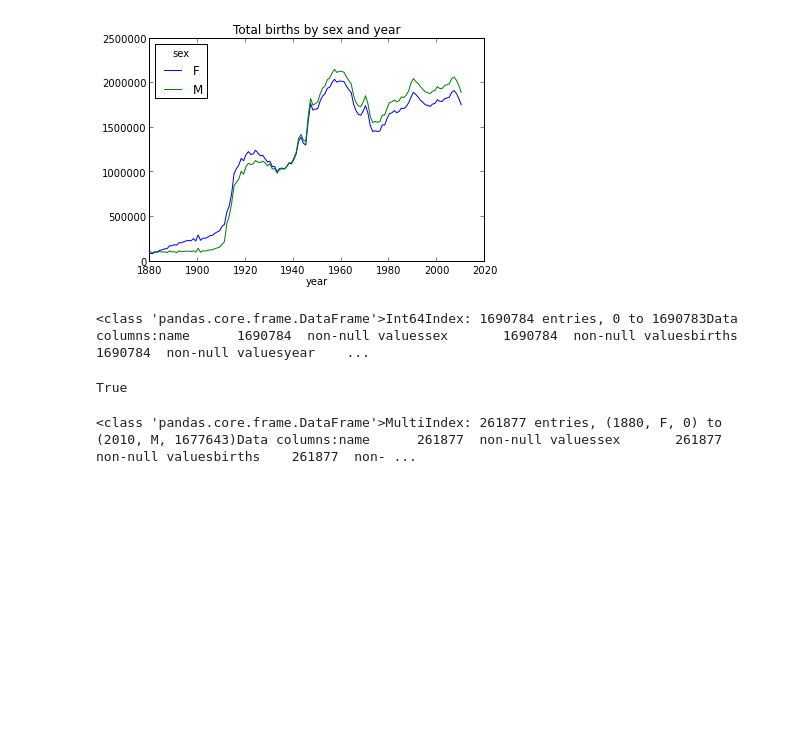
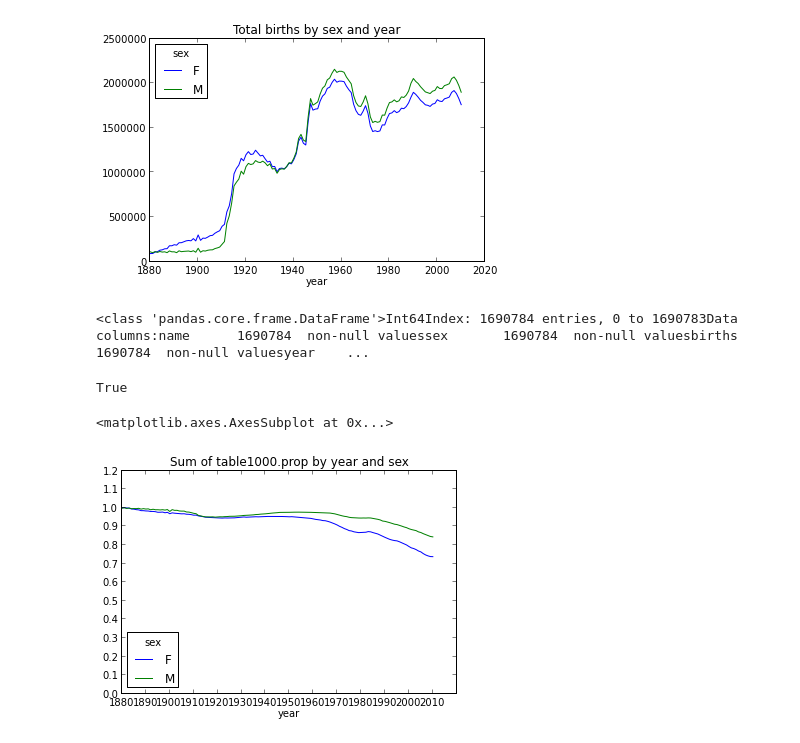
Before and after one commit to melampyge/kod, a Jupyter notebook: books/python_for_data_analysis/ch02/names.ipynb, the cells around one changed output. Cells and saved outputs as stored; diff of their text form; code cells hidden in the pictures; blank space fills up the shorter version.

```diff
--- a/books/python_for_data_analysis/ch02/names.ipynb
+++ b/books/python_for_data_analysis/ch02/names.ipynb
@@ -40,6 +40,11 @@ True
 # %%
 def get_tops(group):        return group.sort_index(by='births', ascending=False)[:1000]
 # %%
-grouped = names.groupby(['year','sex'])grouped.apply(get_tops)
+grouped = names.groupby(['year','sex'])top1000 = grouped.apply(get_tops)
-# %% [output]
-<class 'pandas.core.frame.DataFrame'>MultiIndex: 261877 entries, (1880, F, 0) to (2010, M, 1677643)Data columns:name      261877  non-null valuessex       261877  non-null valuesbirths    261877  non- ...
+# %%
+table = top1000.pivot_table('prop', rows='year', cols='sex', aggfunc=sum)
+# %%
+table.plot(title='Sum of table1000.prop by year and sex',     yticks=np.linspace(0, 1.2, 13), xticks=range(1880, 2020, 10))
+# %% [output]
+<matplotlib.axes.AxesSubplot at 0x...>
+[figure, added]
```
